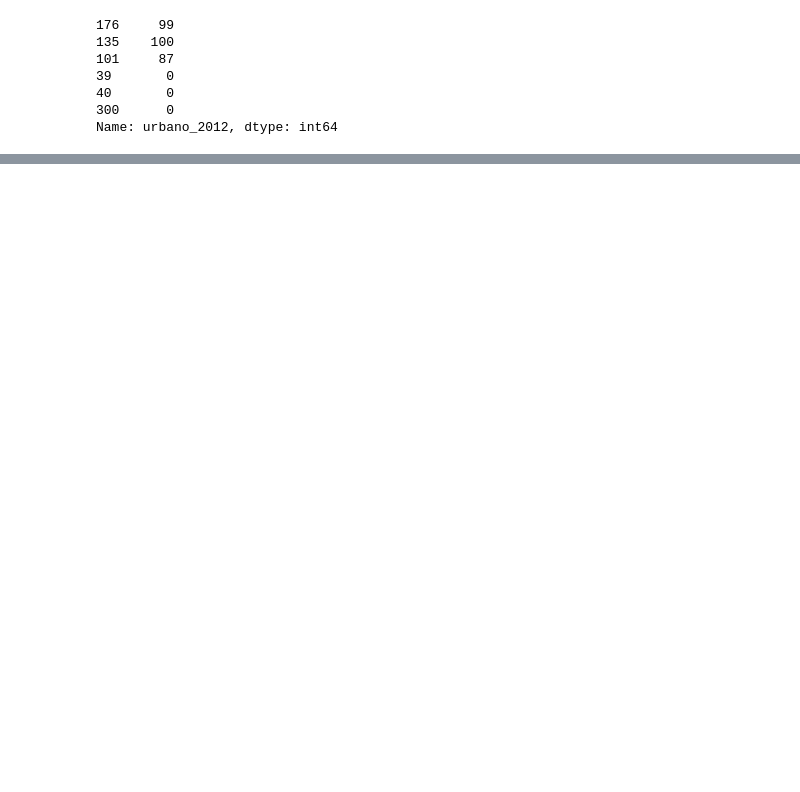
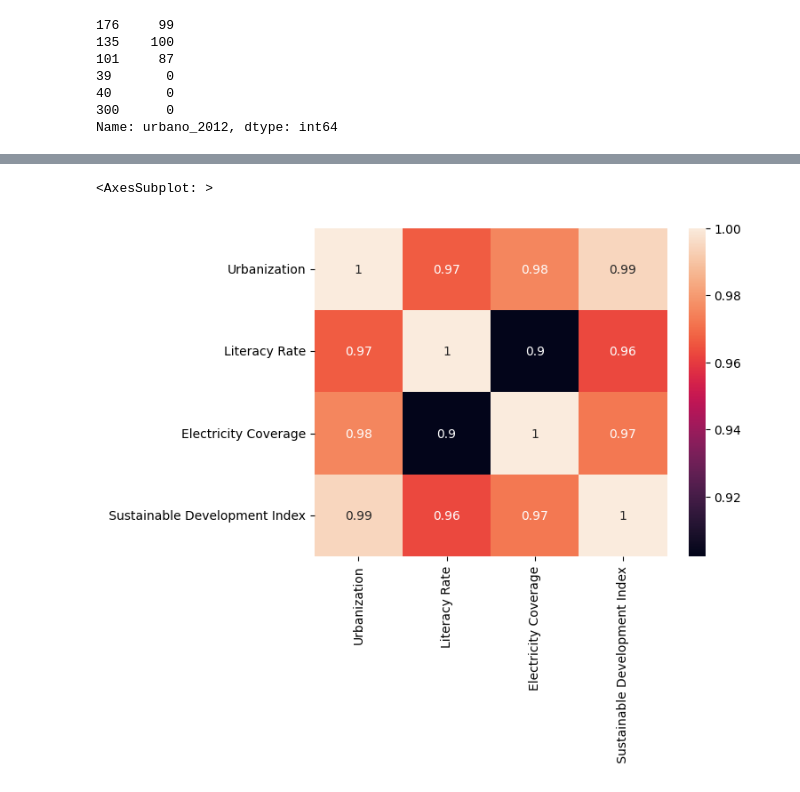
Before and after one commit to GW-DSSD/GeoDS4Bolivia, a Jupyter notebook: Pranav/EDA/Start.ipynb, the cells around one changed output, grey strips where cells are left out. Cells and saved outputs as stored; diff of their text form; code cells hidden in the pictures; blank space fills up the shorter version.

```diff
--- a/Pranav/EDA/Start.ipynb
+++ b/Pranav/EDA/Start.ipynb
@@ -254,3 +257,12 @@ fig.update_layout(barmode='group', xaxis_tickangle=-45)
 fig.show()
 # %% [output]
 [interactive output not drawn]
+# %%
+df_selected=dfo[["urbano_2012","sdg4_6_lr","sdg7_1_ec","imds"]].rename(columns={"urbano_2012":"Urbanization","sdg4_6_lr":"Literacy Rate","sdg7_1_ec":"Electricity Coverage","imds":" Sustainable Development Index"})
+# %%
+corr_matrix=df_selected.corr()
+# %%
+sns.heatmap(corr_matrix,annot=True)
+# %% [output]
+<AxesSubplot: >
+[figure, added]
```
Also changed, not shown: parts of 4 cells of this notebook.
